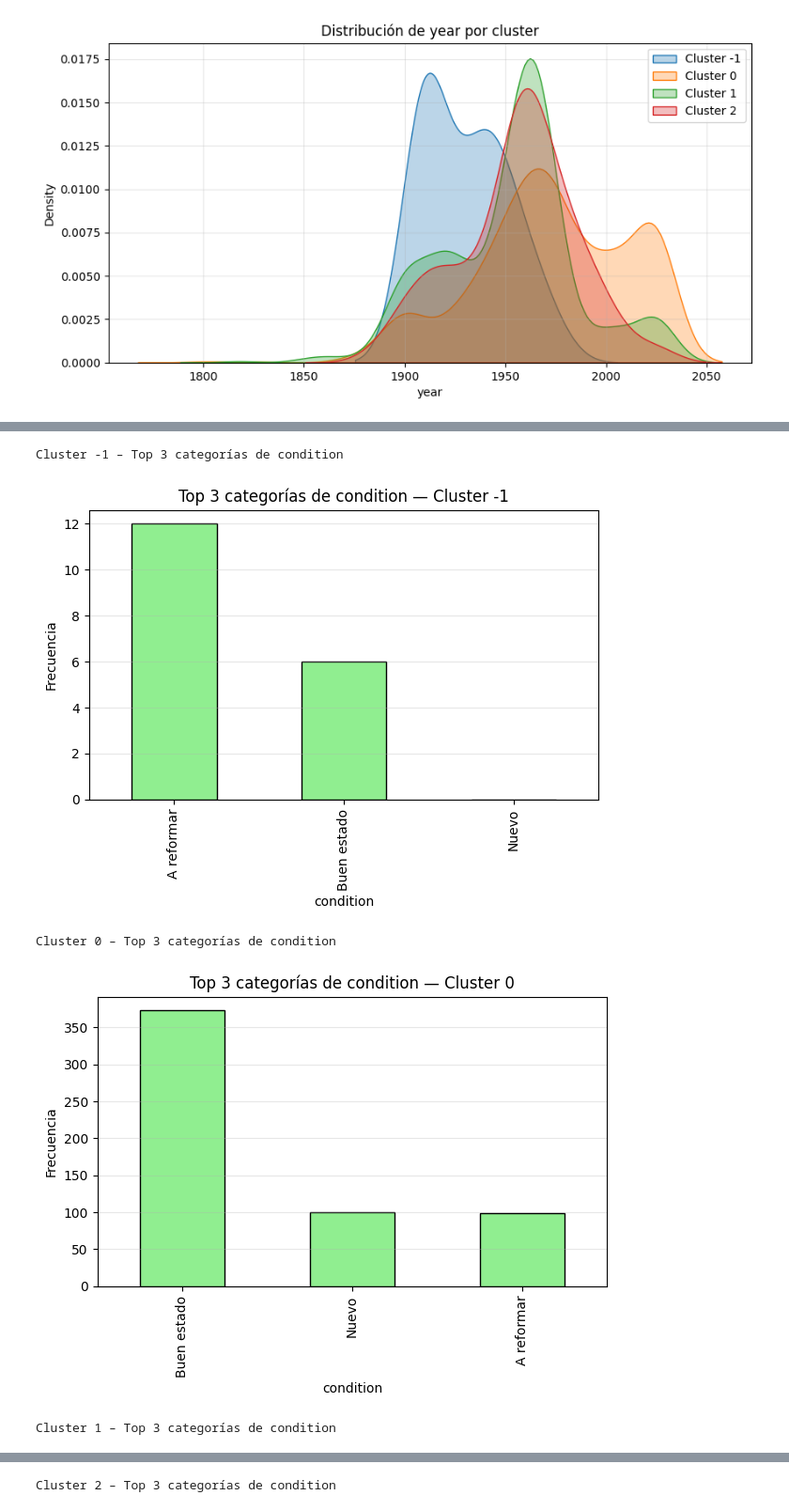
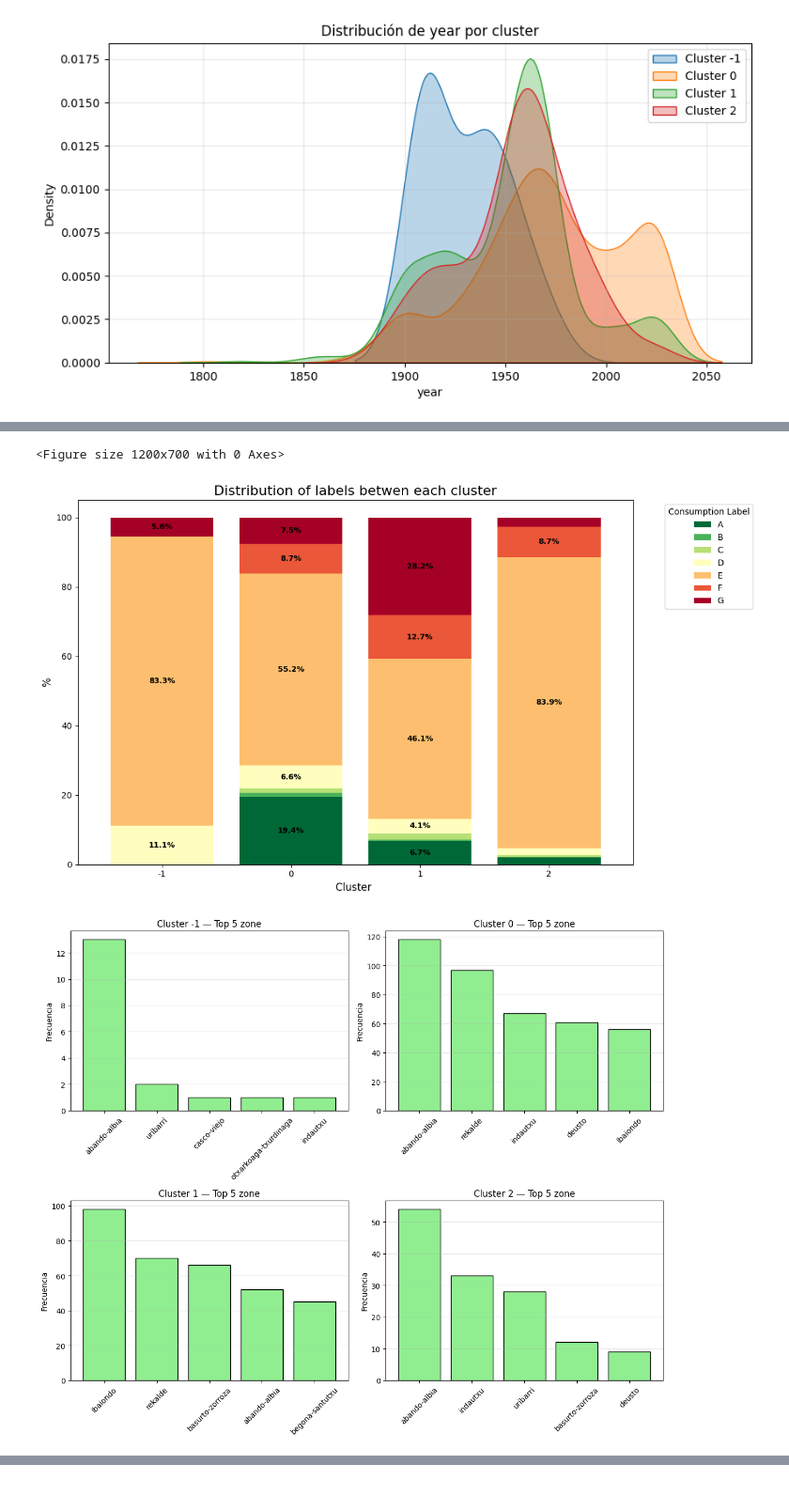
Before and after one commit to ikeiba/bilbao-housing-ml, a Jupyter notebook: clustering/clustering.ipynb, the cells around one changed output, grey strips where cells are left out. Shown at 94% size. Cells and saved outputs as stored; diff of their text form; code cells hidden in the pictures.

```diff
--- a/clustering/clustering.ipynb
+++ b/clustering/clustering.ipynb
@@ -933,30 +930,71 @@ bar_stacked_category("condition")
+# %%
+contingencia = pd.crosstab(df_analysis['Cluster_Final'],
+                           df_analysis['consumption_label'],
+                           normalize='index') * 100
+
+
+orden_emisiones = ['A', 'B', 'C', 'D', 'E', 'F', 'G']
+col_existentes = [col for col in orden_emisiones if col in contingencia.columns]
+contingencia = contingencia[col_existentes]
+
+plt.figure(figsize=(12, 7))
+
+
+ax = contingencia.plot(kind='bar',
+                       stacked=True,
+                       colormap='RdYlGn_r',
+                       figsize=(12, 7),
+                       width=0.8)
+
+for c in ax.containers:
+    labels = [f'{v.get_height():.1f}%' if v.get_height() > 3 else '' for v in c]
+    ax.bar_label(c, labels=labels, label_type='center', fontsize=9, color='black', weight='bold')
+
+plt.title('Distribution of labels betwen each cluster', fontsize=16)
+plt.xlabel('Cluster ', fontsize=12)
+plt.ylabel('%', fontsize=12)
+plt.legend(title='Consumption Label', bbox_to_anchor=(1.05, 1), loc='upper left')
+plt.xticks(rotation=0)
+plt.tight_layout()
+# %% [output]
+<Figure size 1200x700 with 0 Axes>
+[figure, added]
 # %%
-def bar_top_categories(col, top_n=5):
-    for c in sorted(df_analysis['Cluster_Final'].unique()):
-        print(f"\nCluster {c} – Top {top_n} categorías de {col}")
+def bar_top_categories_grid(col, top_n=5):
+
+    clusters = sorted(df_analysis['Cluster_Final'].unique())
+    n = len(clusters)
+
+    rows = int(np.ceil(n / 2))
+    cols = 2
+
+    fig, axes = plt.subplots(rows, cols, figsize=(12, 5 * rows))
+    axes = axes.flatten()
+
+    for i, c in enumerate(clusters):
+
+        ax = axes[i]
 
         counts = (
             df_analysis[df_analysis['Cluster_Final']==c][col]
             .value_counts()
             .head(top_n)
         )
 
-        plt.figure(figsize=(7,4))
-        counts.plot(
-            kind='bar',
-            color="lightgreen",
-            edgecolor="black"
-        )
-        plt.title(f"Top {top_n} categorías de {col} — Cluster {c}")
-        plt.ylabel("Frecuencia")
-        plt.grid(axis='y', alpha=0.3)
-        plt.show()
+        ax.bar(counts.index, counts.values, color="lightgreen", edgecolor="black")
+        ax.set_title(f"Cluster {c} — Top {top_n} {col}")
+        ax.set_ylabel("Frecuencia")
+        ax.grid(axis='y', alpha=0.3)
+        ax.tick_params(axis='x', rotation=45)
 
 
-bar_top_categories("condition", top_n=3)
+    for j in range(i+1, len(axes)):
+        axes[j].axis("off")
+
+    plt.tight_layout()
+    plt.show()
+
+
+bar_top_categories_grid("zone", top_n=5)
 # %% [output]
-Cluster -1 – Top 3 categorías de condition
-[figure, old version]
+[figure, new version]
-Cluster 0 – Top 3 categorías de condition
-[figure, removed]
-Cluster 1 – Top 3 categorías de condition
@@ -964 +1000,0 @@ Cluster 1 – Top 3 categorías de condition
-Cluster 2 – Top 3 categorías de condition
```
Also changed, not shown: parts of 6 cells of this notebook.
